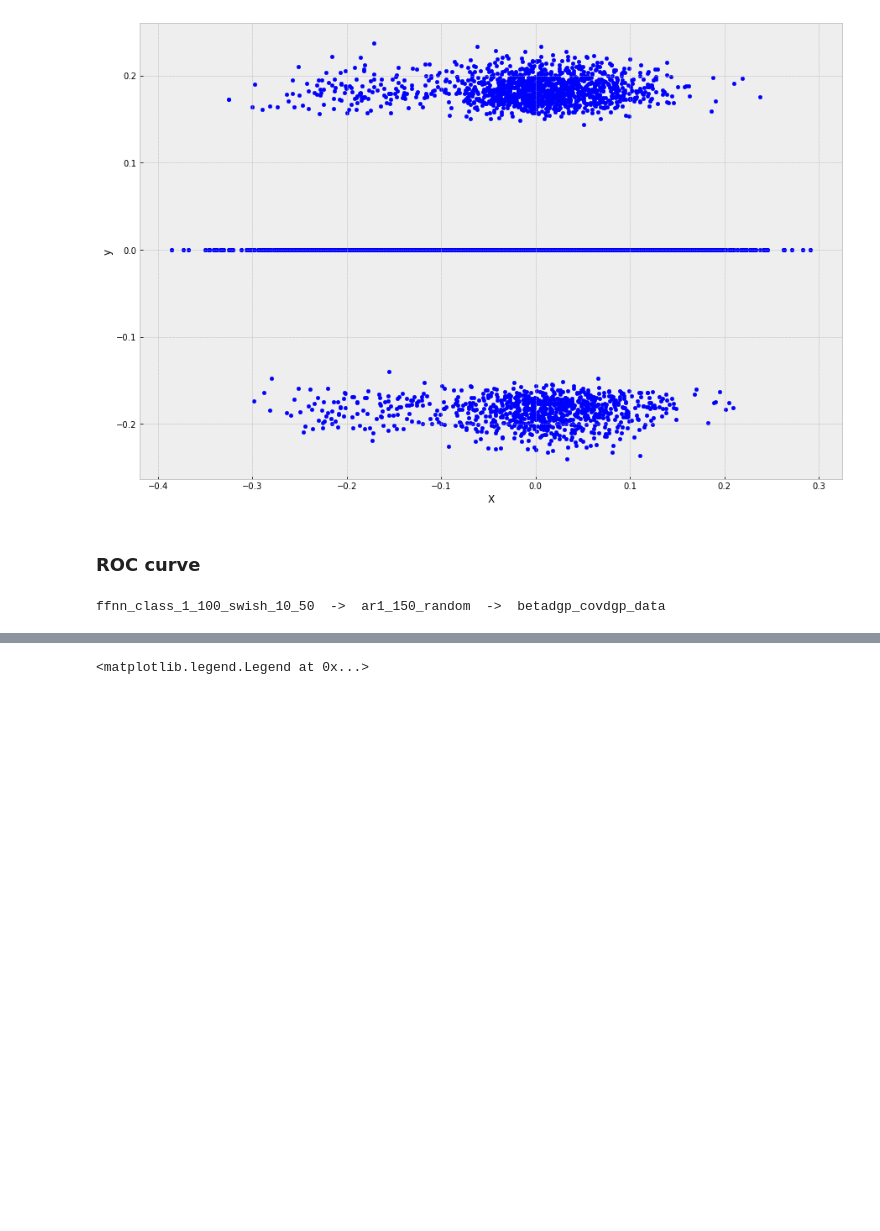
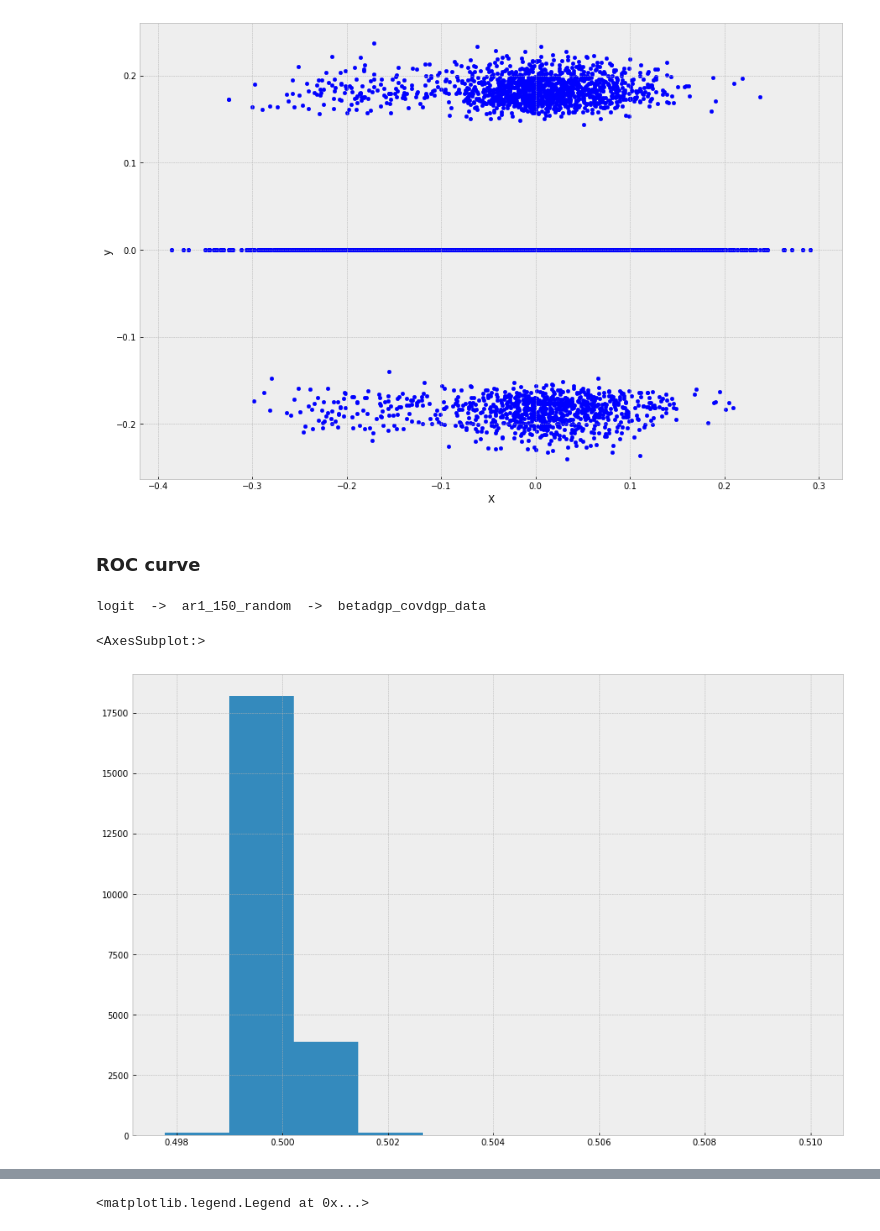
Before and after one commit to dcuoliveira/NN-VAR-Cov-Pred, a Jupyter notebook: src/results_report_class.ipynb, the cells around one changed output, grey strips where cells are left out. Cells and saved outputs as stored; diff of their text form; code cells hidden in the pictures; blank space fills up the shorter version.

Commit message:
checkpoint

```diff
--- a/src/results_report_class.ipynb
+++ b/src/results_report_class.ipynb
@@ -17,9 +17,7 @@ INPUTS_PATH = os.path.join(SOURCE_PATH, "data", "inputs")
 OUTPUTS_PATH = os.path.join(SOURCE_PATH, "data", "outputs")
 DATASET_NAMES = ["betadgp_covdgp_data", "betadgp_beta2x2_data", "betadgp_data"]
 TARGET_NAME = "betas_dgp"
-MODEL_TAGS = ["ffnn_class_1_100_swish_10_50", "ffnn_class_2_100_swish_10_50",
-              "ffnn_class_3_100_swish_10_50", "ffnn_class_4_100_swish_10_50",
-              "fnn_class_5_100_swish_10_50"]
+MODEL_TAGS = ["logit"]
 ROC_THRESHOLD = 0
 # %% [markdown]
 ## 0) Sanity check
@@ -56,4 +54,9 @@ print(model_tag, " -> ", dgp_name, " -> ", ds)
 check1 = pd.read_csv(os.path.join(OUTPUTS_PATH, model_tag, dgp_name, ds + "_result.csv"))
 check2 = pyutils.load_pkl(path=os.path.join(OUTPUTS_PATH, model_tag, dgp_name, ds + "_model.pickle"))
 # %% [output]
-ffnn_class_1_100_swish_10_50  ->  ar1_150_random  ->  betadgp_covdgp_data
+logit  ->  ar1_150_random  ->  betadgp_covdgp_data
+# %%
+check1["pred"].hist()
+# %% [output]
+<AxesSubplot:>
+[figure, added]
```
Also changed, not shown: parts of 4 cells of this notebook, 1 other file.
